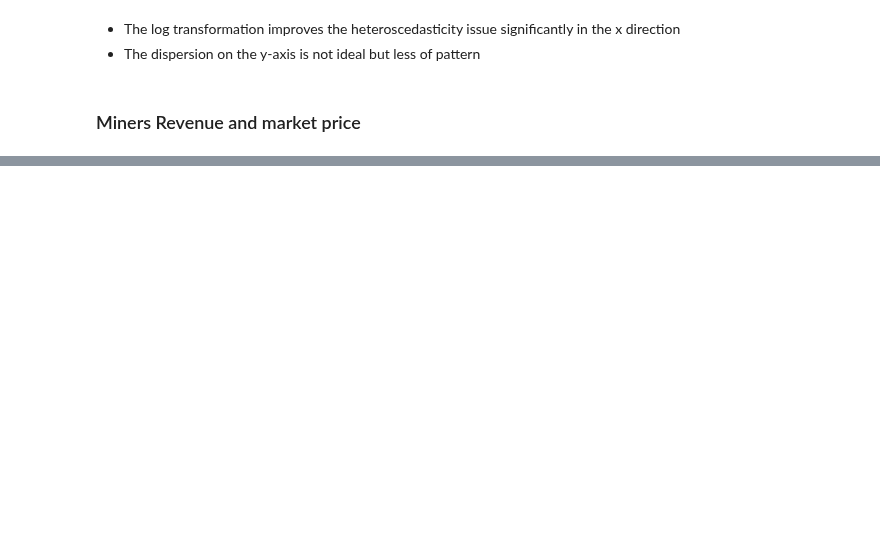
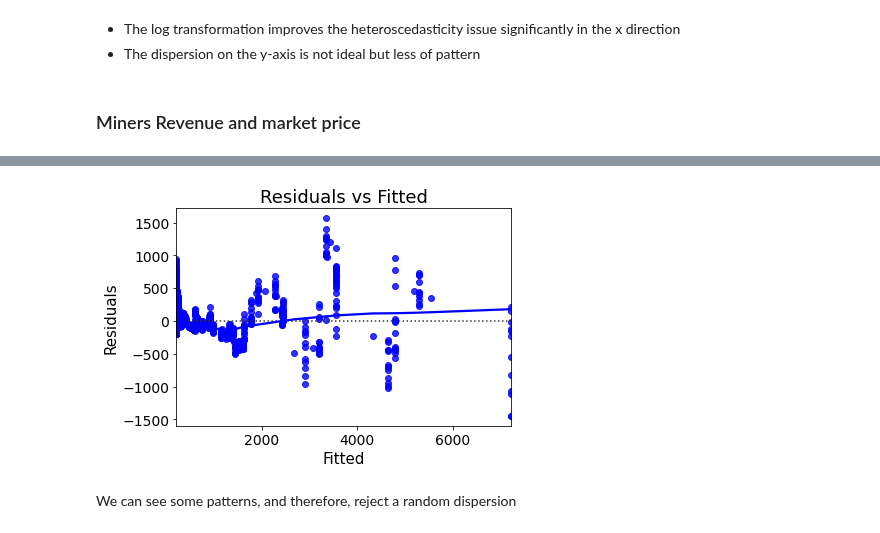
Before and after one commit to alvaroserrrano/BitcoinLinearRegression, a Jupyter notebook: bitcoin_linear_regression.ipynb, the cells around one changed output, grey strips where cells are left out. Saved outputs shown, nothing was run; the diff lists cells and outputs as text; code cells hidden in the pictures; blank space fills up the shorter version.

```diff
--- a/bitcoin_linear_regression.ipynb
+++ b/bitcoin_linear_regression.ipynb
@@ -354,0 +442,15 @@ plt.show()
+# %%
+# Plot predictions4 vs residuals4 with sns
+sns.residplot(x=predictions4, y=residuals4, lowess=True, color='blue')
+plt.title('Residuals vs Fitted')
+plt.xlabel('Fitted')
+plt.ylabel('Residuals')
+plt.rc('font', size=14)
+plt.rc('figure', titlesize=18)
+plt.rc('axes', labelsize=12)
+plt.rc('axes', titlesize=18)
+plt.show()
+# %% [output]
+[figure, added]
+# %% [markdown]
+We can see some patterns, and therefore, reject a random dispersion
```
Also changed, not shown: parts of 12 cells of this notebook.
